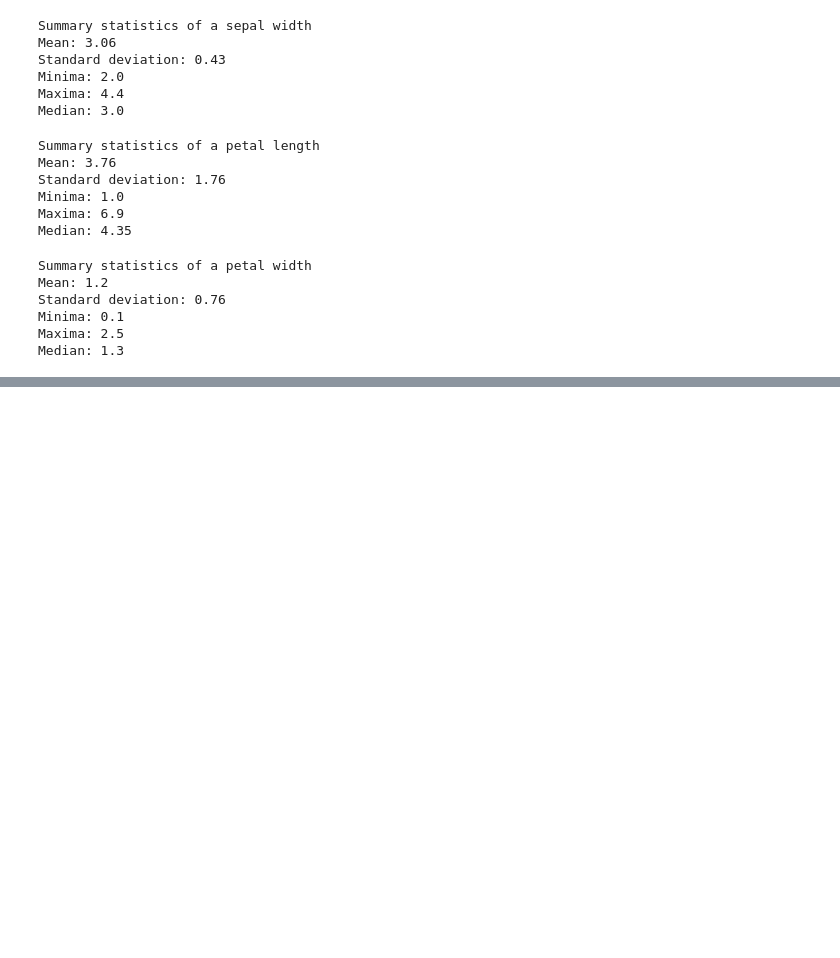
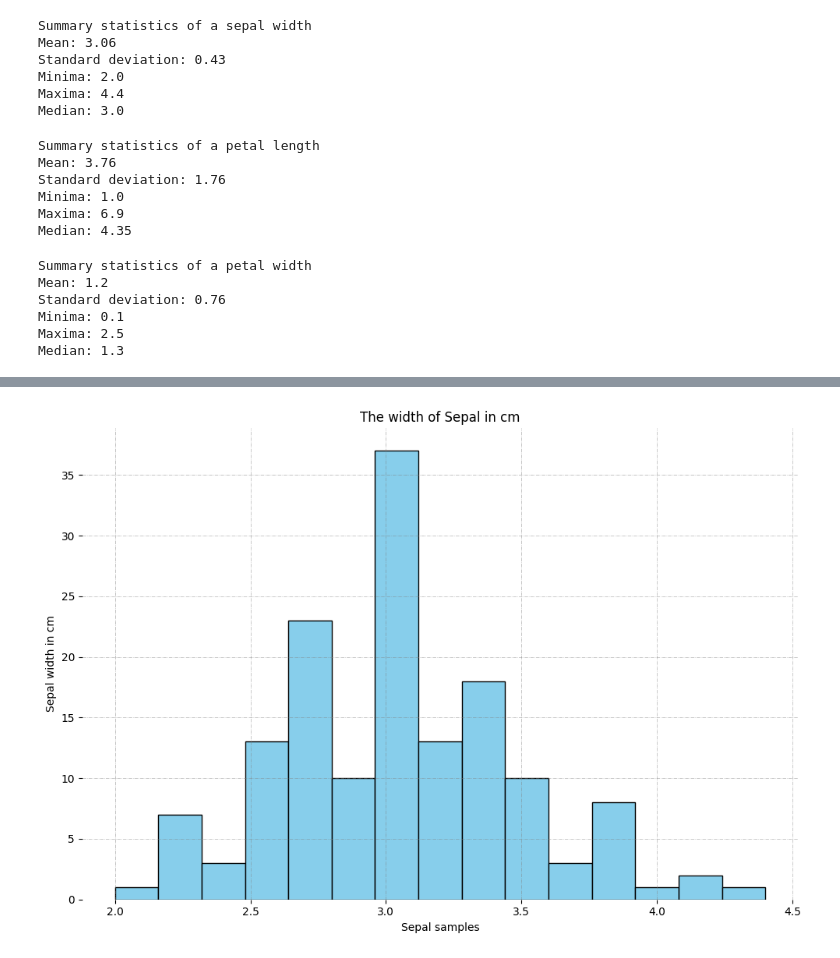
Before and after one commit to aldaszarnauskas/principles_of_data_analytics, a Jupyter notebook: Tasks.ipynb, the cells around one changed output, grey strips where cells are left out. Cells and saved outputs as stored; diff of their text form; code cells hidden in the pictures; blank space fills up the shorter version.

```diff
--- a/Tasks.ipynb
+++ b/Tasks.ipynb
@@ -175,0 +214,4 @@ Median: 1.3
+# %%
+plotting_histogram("Sepal", "width", sepal_width_list)
+# %% [output]
+[figure, added]
```
Also changed, not shown: parts of 8 cells of this notebook.
